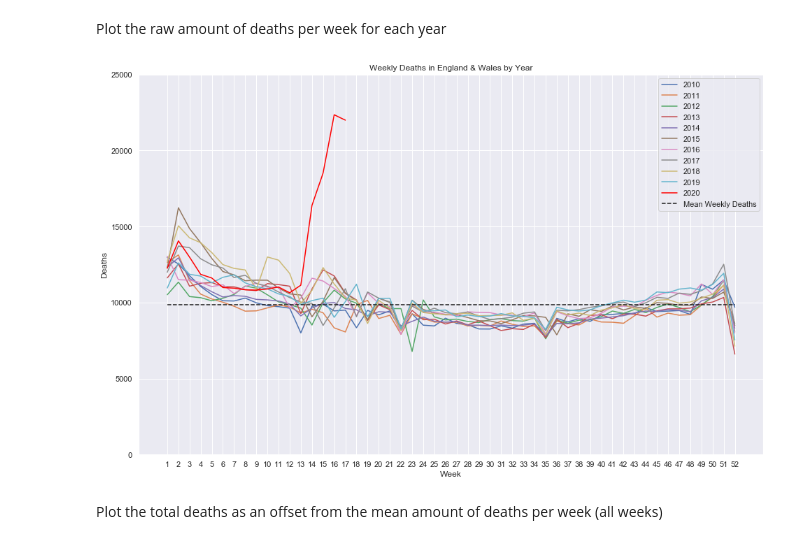
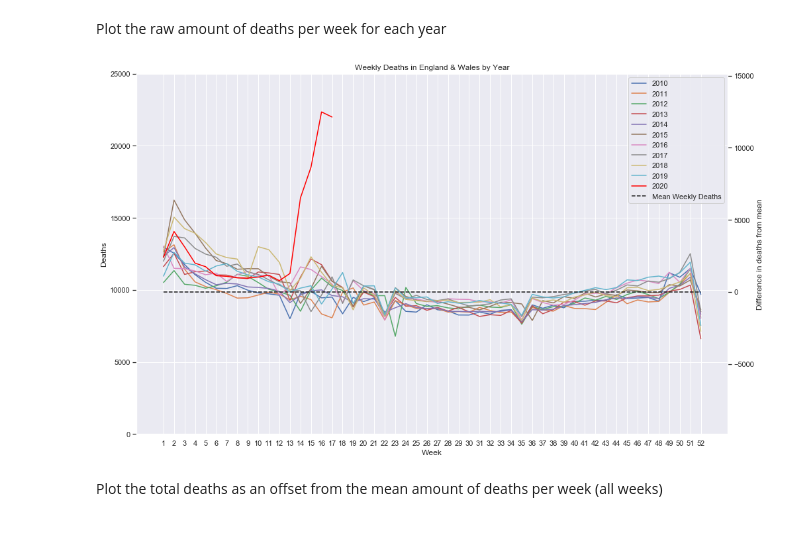
Before and after one commit to JorVLP/2020-Mortality-Analysis, a Jupyter notebook: deathsdata.ipynb, the cells around one changed output. Drawn from its saved outputs; the diff is of its cells as text; code cells hidden in the pictures.

Commit message:
Add 2nd axis to main graph

```diff
--- a/deathsdata.ipynb
+++ b/deathsdata.ipynb
@@ -40,17 +40,26 @@ def plot_data(table):
 # %% [markdown]
 Plot the raw amount of deaths per week for each year
 # %%
+y_max = 25000
+
 plot_data(deaths_table)
 plt.plot([1,52],[mean,mean], "k--", label="Mean Weekly Deaths")
 plt.legend()
-plt.ylim(0,25000)
+plt.ylim(0,y_max)
 plt.title("Weekly Deaths in England & Wales by Year")
 plt.xlabel("Week")
 plt.ylabel("Deaths")
+
+# right y axis
+plt.twinx()
+plt.ylim(-mean,y_max-mean)
+plt.grid(False)
+plt.ylabel("Difference in deaths from mean")
+
 plt.savefig("Deaths.png")
 plt.show()
 # %% [output]
-[figure, old version]
+[figure, new version]
 # %% [markdown]
 Plot the total deaths as an offset from the mean amount of deaths per week (all weeks)
 # %%
```
Also changed, not shown: 1 other file.
